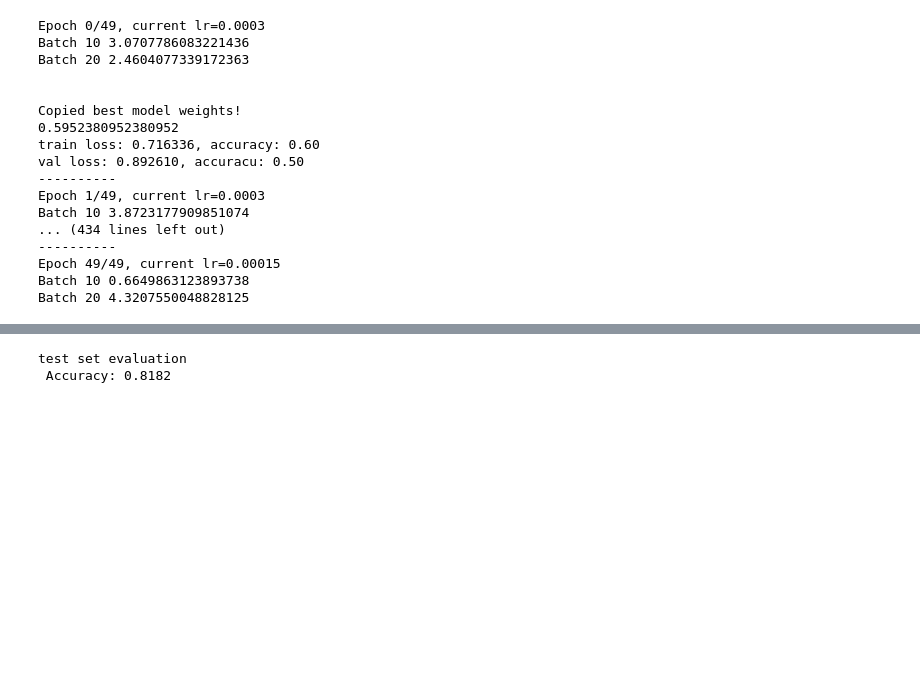
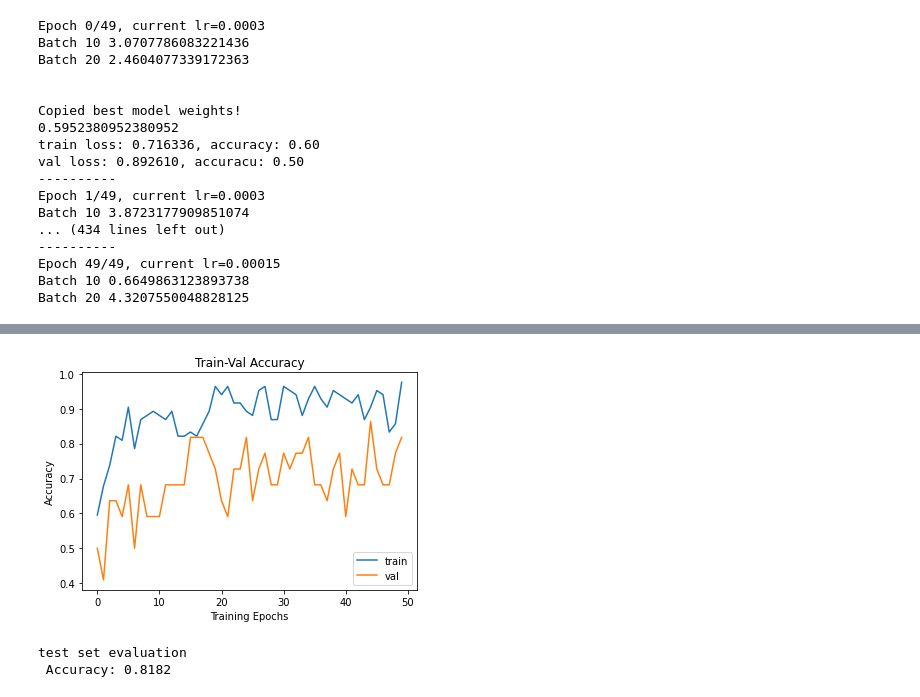
Before and after one commit to gsp-classification/MLDSP-but-its-DL, a Jupyter notebook: notebooks/promoter_classification_using_densenet.ipynb, the cells around one changed output, grey strips where cells are left out. Cells and saved outputs as stored; diff of their text form; code cells hidden in the pictures; blank space fills up the shorter version.

```diff
--- a/notebooks/promoter_classification_using_densenet.ipynb
+++ b/notebooks/promoter_classification_using_densenet.ipynb
@@ -582,6 +596,20 @@ show(p)
 [interactive output not drawn]
 [interactive output not drawn]
 [interactive output not drawn]
+# %%
+# plot accuracy progress
+plt.title("Train-Val Accuracy")
+x = np.arange(0,len(metric_hist['train']))
+y1 = metric_hist['train']
+y2 = metric_hist['val']
+plt.plot(x,y1,label="train")
+plt.plot(x,y2,label="val")
+plt.ylabel("Accuracy")
+plt.xlabel("Training Epochs")
+plt.legend()
+plt.show()
+# %% [output]
+[figure, added]
 # %%
 train, pred = show_preds(model,val_dl,show_images,loss_func,class_names)
 # %% [output]
```
Also changed, not shown: parts of 3 cells of this notebook.
